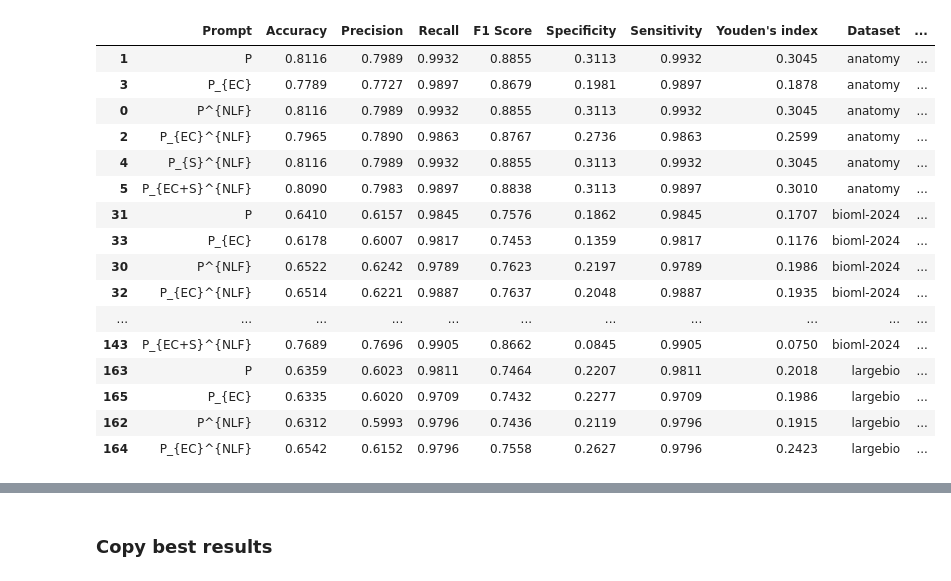
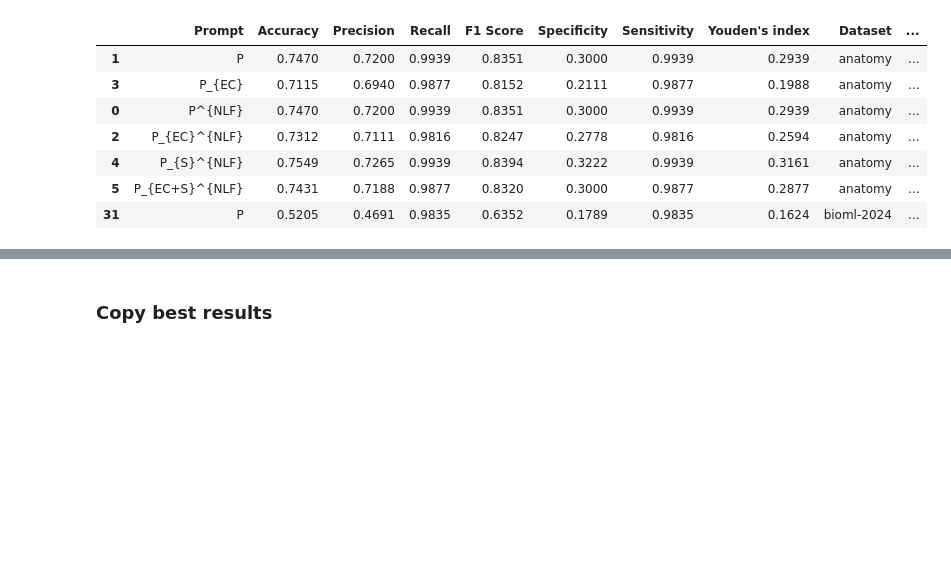
Before and after one commit to city-artificial-intelligence/logmap-llm-exp, a Jupyter notebook: notebooks/analyze_results.ipynb, the cells around one changed output, grey strips where cells are left out. Cells and saved outputs as stored; diff of their text form; code cells hidden in the pictures; blank space fills up the shorter version.

```diff
--- a/notebooks/analyze_results.ipynb
+++ b/notebooks/analyze_results.ipynb
@@ -157,5 +133,5 @@ def plot_detaild_analysis(
 # %%
-prompts_map = {
+PROMPT_NAMES_MAP = {
     "direct_entity_ontological": "P",
     "sequential_hierarchy_ontological": "P_{EC}",
     "direct_entity": "P^{NLF}",
@@ -164,7 +140,7 @@ prompts_map = {
     "sequential_hierarchy_with_synonyms": "P_{EC+S}^{NLF}",
 }
 
-models_names_map = {
+MODEL_NAMES_MAP = {
     "gemini-1.5-flash": "Flash.1.5",
     "gemini-2.0-flash": "Flash.2.0",
     "gemini-2.0-flash-lite": "Flash.2.0.lite",
@@ -185,36 +161,28 @@ def preprocess_metrics_df(metrics_df: pd.DataFrame) -> pd.DataFrame:
             metrics_df["Prompt"].isna(), "Experiment"
         ]
 
-    metrics_df["Model"] = metrics_df["Model"].map(models_names_map)
-    metrics_df["Prompt"] = metrics_df["Prompt"].map(prompts_map)
+    metrics_df["Model"] = metrics_df["Model"].map(MODEL_NAMES_MAP)
+    metrics_df["Prompt"] = metrics_df["Prompt"].map(PROMPT_NAMES_MAP)
 
     metrics_df["Matching Task"] = pd.Categorical(
         metrics_df["Matching Task"], categories=metrics_df["Matching Task"].unique(), ordered=True
     )
-    metrics_df["Prompt"] = pd.Categorical(metrics_df["Prompt"], categories=list(prompts_map.values()), ordered=True)
+    metrics_df["Prompt"] = pd.Categorical(metrics_df["Prompt"], categories=list(PROMPT_NAMES_MAP.values()), ordered=True)
     return metrics_df.sort_values(["Model", "Matching Task", "Prompt"])
 # %%
-metrics_df = preprocess_metrics_df(pd.read_csv(RUN_DIR / "all_runs_metrics_new.csv"))
+suffix = "_reduced"
+metrics_df = preprocess_metrics_df(pd.read_csv(RUN_DIR / f"all_runs_metrics{suffix}.csv"))
 
-metrics_df.head(40)
+metrics_df.head(7)
 # %% [output]
 |  | Prompt | Accuracy | Precision | Recall | F1 Score | Specificity | Sensitivity | Youden's index | Dataset | ... |
-| 1 | P | 0.8116 | 0.7989 | 0.9932 | 0.8855 | 0.3113 | 0.9932 | 0.3045 | anatomy | ... |
-| 3 | P_{EC} | 0.7789 | 0.7727 | 0.9897 | 0.8679 | 0.1981 | 0.9897 | 0.1878 | anatomy | ... |
-| 0 | P^{NLF} | 0.8116 | 0.7989 | 0.9932 | 0.8855 | 0.3113 | 0.9932 | 0.3045 | anatomy | ... |
-| 2 | P_{EC}^{NLF} | 0.7965 | 0.7890 | 0.9863 | 0.8767 | 0.2736 | 0.9863 | 0.2599 | anatomy | ... |
-| 4 | P_{S}^{NLF} | 0.8116 | 0.7989 | 0.9932 | 0.8855 | 0.3113 | 0.9932 | 0.3045 | anatomy | ... |
-| 5 | P_{EC+S}^{NLF} | 0.8090 | 0.7983 | 0.9897 | 0.8838 | 0.3113 | 0.9897 | 0.3010 | anatomy | ... |
-| 31 | P | 0.6410 | 0.6157 | 0.9845 | 0.7576 | 0.1862 | 0.9845 | 0.1707 | bioml-2024 | ... |
-| 33 | P_{EC} | 0.6178 | 0.6007 | 0.9817 | 0.7453 | 0.1359 | 0.9817 | 0.1176 | bioml-2024 | ... |
-| 30 | P^{NLF} | 0.6522 | 0.6242 | 0.9789 | 0.7623 | 0.2197 | 0.9789 | 0.1986 | bioml-2024 | ... |
-| 32 | P_{EC}^{NLF} | 0.6514 | 0.6221 | 0.9887 | 0.7637 | 0.2048 | 0.9887 | 0.1935 | bioml-2024 | ... |
-| ... | ... | ... | ... | ... | ... | ... | ... | ... | ... | ... |
-| 143 | P_{EC+S}^{NLF} | 0.7689 | 0.7696 | 0.9905 | 0.8662 | 0.0845 | 0.9905 | 0.0750 | bioml-2024 | ... |
-| 163 | P | 0.6359 | 0.6023 | 0.9811 | 0.7464 | 0.2207 | 0.9811 | 0.2018 | largebio | ... |
-| 165 | P_{EC} | 0.6335 | 0.6020 | 0.9709 | 0.7432 | 0.2277 | 0.9709 | 0.1986 | largebio | ... |
-| 162 | P^{NLF} | 0.6312 | 0.5993 | 0.9796 | 0.7436 | 0.2119 | 0.9796 | 0.1915 | largebio | ... |
-| 164 | P_{EC}^{NLF} | 0.6542 | 0.6152 | 0.9796 | 0.7558 | 0.2627 | 0.9796 | 0.2423 | largebio | ... |
+| 1 | P | 0.7470 | 0.7200 | 0.9939 | 0.8351 | 0.3000 | 0.9939 | 0.2939 | anatomy | ... |
+| 3 | P_{EC} | 0.7115 | 0.6940 | 0.9877 | 0.8152 | 0.2111 | 0.9877 | 0.1988 | anatomy | ... |
+| 0 | P^{NLF} | 0.7470 | 0.7200 | 0.9939 | 0.8351 | 0.3000 | 0.9939 | 0.2939 | anatomy | ... |
+| 2 | P_{EC}^{NLF} | 0.7312 | 0.7111 | 0.9816 | 0.8247 | 0.2778 | 0.9816 | 0.2594 | anatomy | ... |
+| 4 | P_{S}^{NLF} | 0.7549 | 0.7265 | 0.9939 | 0.8394 | 0.3222 | 0.9939 | 0.3161 | anatomy | ... |
+| 5 | P_{EC+S}^{NLF} | 0.7431 | 0.7188 | 0.9877 | 0.8320 | 0.3000 | 0.9877 | 0.2877 | anatomy | ... |
+| 31 | P | 0.5205 | 0.4691 | 0.9835 | 0.6352 | 0.1789 | 0.9835 | 0.1624 | bioml-2024 | ... |
 # %%
 metric = "Youden's index"
 # metric = "F1 Score"
```
Also changed, not shown: parts of 8 cells of this notebook, 21 other files.
